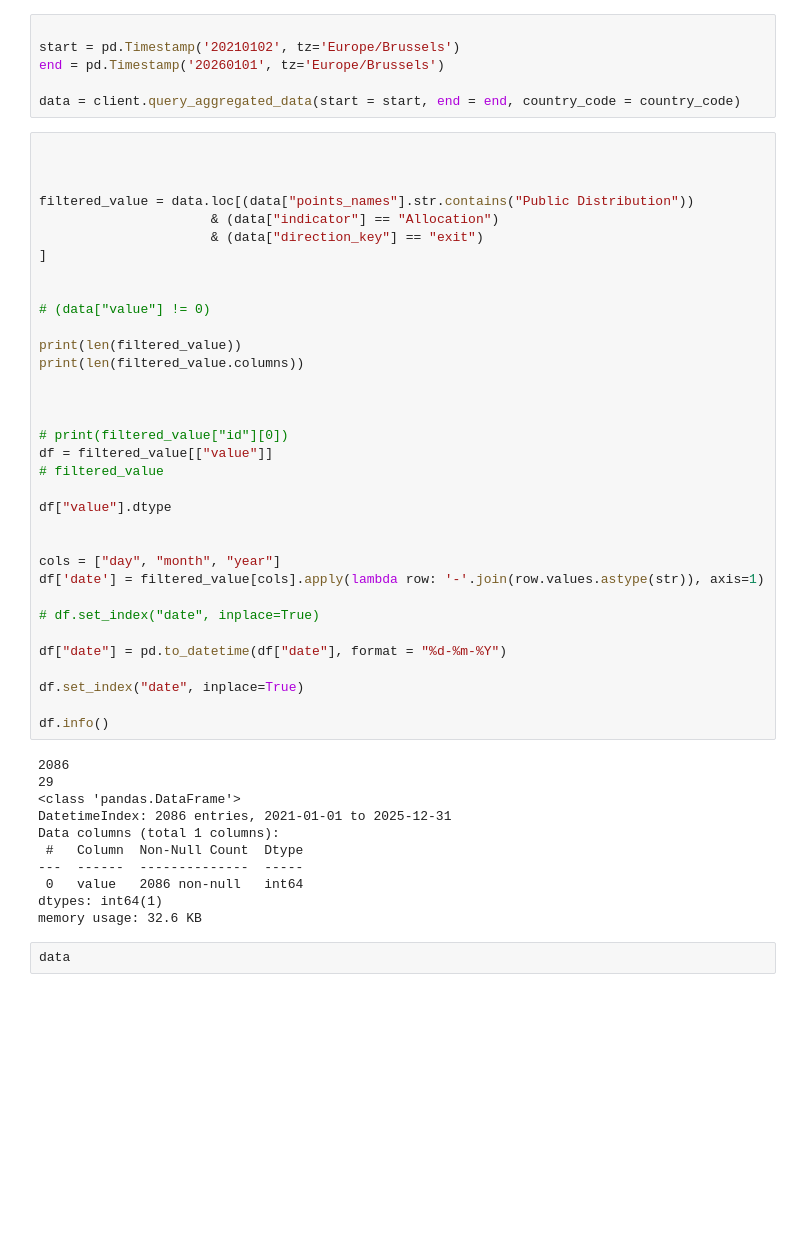
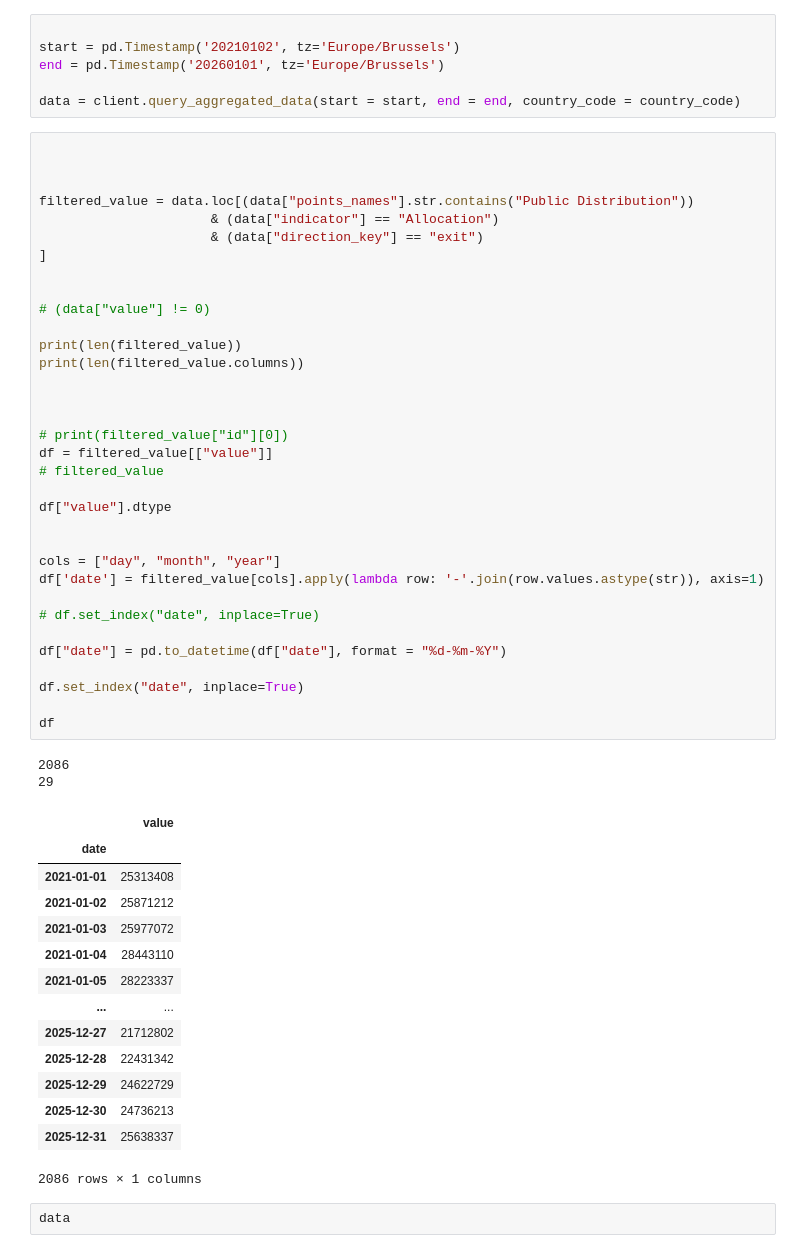
Before and after one commit to pVachev/GasOptimization, a Jupyter notebook: testing_api.ipynb, the cells around one changed output. Drawn from its saved outputs; the diff is of its cells as text; blank space fills up the shorter version.

```diff
--- a/testing_api.ipynb
+++ b/testing_api.ipynb
@@ -125,42 +125,48 @@ filtered_value = data.loc[(data["points_names"].str.contains("Public Distributio
                       & (data["direction_key"] == "exit")
 ]
 
 
 # (data["value"] != 0)
 
 print(len(filtered_value))
 print(len(filtered_value.columns))
 
 
 
 # print(filtered_value["id"][0])
 df = filtered_value[["value"]]
 # filtered_value
 
 df["value"].dtype
 
 
 cols = ["day", "month", "year"]
 df['date'] = filtered_value[cols].apply(lambda row: '-'.join(row.values.astype(str)), axis=1)
 
 # df.set_index("date", inplace=True)
 
 df["date"] = pd.to_datetime(df["date"], format = "%d-%m-%Y")
 
 df.set_index("date", inplace=True)
 
-df.info()
+df
 # %% [output]
 2086
 29
-<class 'pandas.DataFrame'>
-DatetimeIndex: 2086 entries, 2021-01-01 to 2025-12-31
-Data columns (total 1 columns):
- #   Column  Non-Null Count  Dtype
----  ------  --------------  -----
- 0   value   2086 non-null   int64
-dtypes: int64(1)
-memory usage: 32.6 KB
+|  | value |
+| date |  |
+| 2021-01-01 | 25313408 |
+| 2021-01-02 | 25871212 |
+| 2021-01-03 | 25977072 |
+| 2021-01-04 | 28443110 |
+| 2021-01-05 | 28223337 |
+| ... | ... |
+| 2025-12-27 | 21712802 |
+| 2025-12-28 | 22431342 |
+| 2025-12-29 | 24622729 |
+| 2025-12-30 | 24736213 |
+| 2025-12-31 | 25638337 |
+2086 rows × 1 columns
 # %%
 data
 # %% [output]
```
Also changed, not shown: 1 other file.
